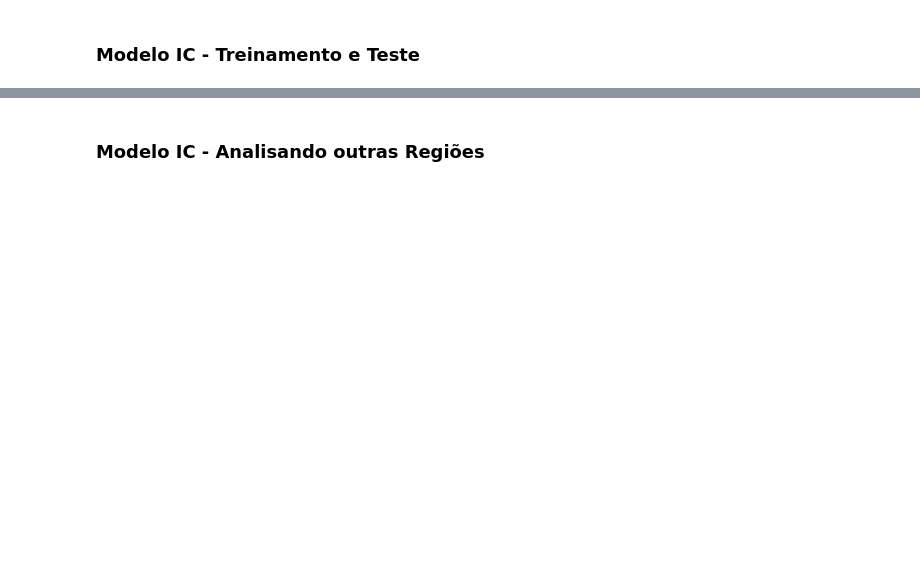
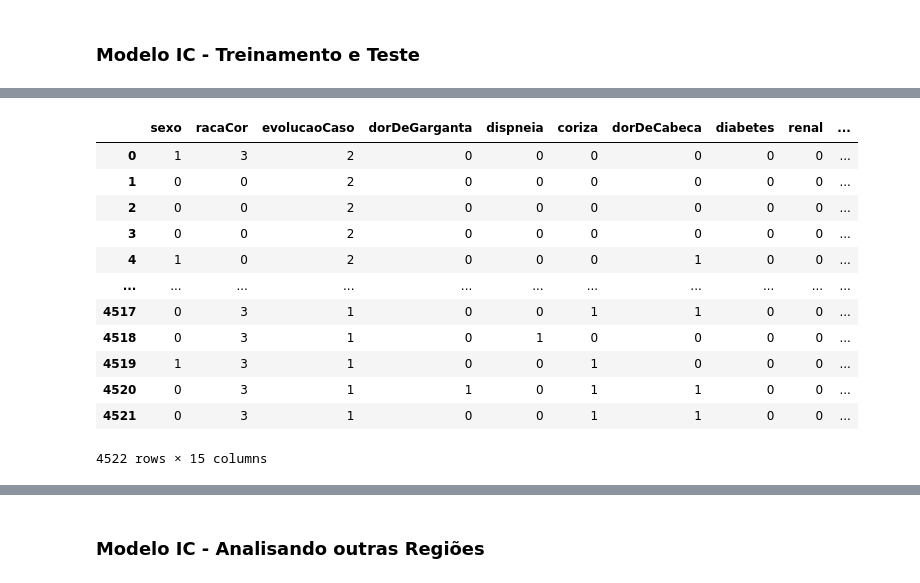
Before and after one commit to WallaceHolanda/covid_mortality_risk_prediction, a Jupyter notebook: notebook/analiseOpenData/avaliacaoDoModeloFinal.ipynb, the cells around one changed output, grey strips where cells are left out. Cells and saved outputs as stored; diff of their text form; code cells hidden in the pictures; blank space fills up the shorter version.

```diff
--- a/notebook/analiseOpenData/avaliacaoDoModeloFinal.ipynb
+++ b/notebook/analiseOpenData/avaliacaoDoModeloFinal.ipynb
@@ -278,3 +341,19 @@ Name: evolucaoCaso, dtype: int64
 # %%
 # Selecionando os Atributos do Pré-Processamento
 baseInternadoCurado = baseInternadoCurado.drop(columns = colunasRemovidas)
+# %%
+baseInternadoCurado
+# %% [output]
+|  | sexo | racaCor | evolucaoCaso | dorDeGarganta | dispneia | coriza | dorDeCabeca | diabetes | renal | ... |
+| 0 | 1 | 3 | 2 | 0 | 0 | 0 | 0 | 0 | 0 | ... |
+| 1 | 0 | 0 | 2 | 0 | 0 | 0 | 0 | 0 | 0 | ... |
+| 2 | 0 | 0 | 2 | 0 | 0 | 0 | 0 | 0 | 0 | ... |
+| 3 | 0 | 0 | 2 | 0 | 0 | 0 | 0 | 0 | 0 | ... |
+| 4 | 1 | 0 | 2 | 0 | 0 | 0 | 1 | 0 | 0 | ... |
+| ... | ... | ... | ... | ... | ... | ... | ... | ... | ... | ... |
+| 4517 | 0 | 3 | 1 | 0 | 0 | 1 | 1 | 0 | 0 | ... |
+| 4518 | 0 | 3 | 1 | 0 | 1 | 0 | 0 | 0 | 0 | ... |
+| 4519 | 1 | 3 | 1 | 0 | 0 | 1 | 0 | 0 | 0 | ... |
+| 4520 | 0 | 3 | 1 | 1 | 0 | 1 | 1 | 0 | 0 | ... |
+| 4521 | 0 | 3 | 1 | 0 | 0 | 1 | 1 | 0 | 0 | ... |
+4522 rows × 15 columns
```
Also changed, not shown: parts of 21 cells of this notebook, 18 other files.
